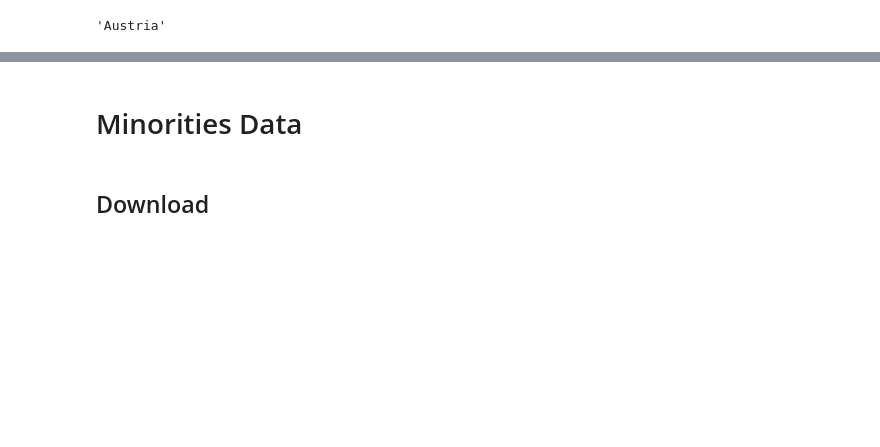
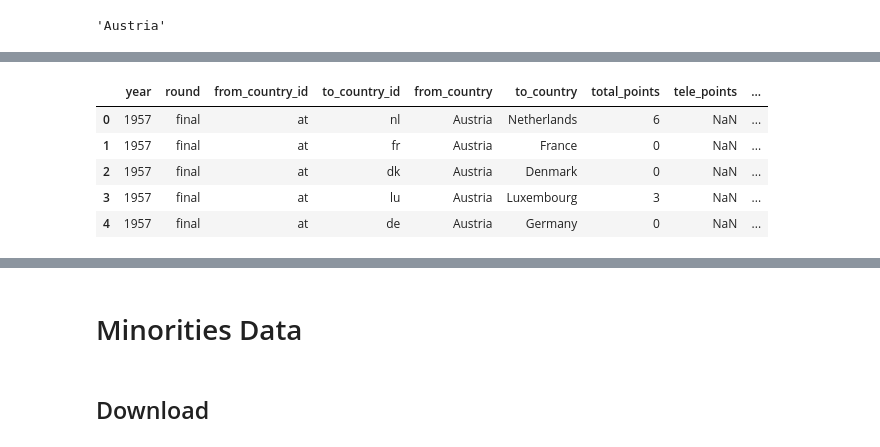
Before and after one commit to RichardStaszkiewicz/WUT-TASS-Eurovision-vs-Minorities, a Jupyter notebook: fetch_data.ipynb, the cells around one changed output, grey strips where cells are left out. Saved outputs shown, nothing was run; the diff lists cells and outputs as text; code cells hidden in the pictures; blank space fills up the shorter version.

```diff
--- a/fetch_data.ipynb
+++ b/fetch_data.ipynb
@@ -60,0 +132,3 @@ translate_country['at']
+# %%
+points_cap = euro[['year', 'total_points']].groupby('year').sum().rename(columns={'total_points': 'points_cap'})
+points_cap.head()
@@ -60,0 +143,3 @@ translate_country['at']
+# %%
+countries_in_game = euro[['year', 'from_country']].groupby('year').nunique().rename(columns={'from_country': 'country_amount'})
+countries_in_game.head()
@@ -60,0 +154,12 @@ translate_country['at']
+# %%
+euro = euro.merge(points_cap, on='year')
+euro = euro.merge(countries_in_game, on='year')
+# %%
+euro.head()
+# %% [output]
+|  | year | round | from_country_id | to_country_id | from_country | to_country | total_points | tele_points | ... |
+| 0 | 1957 | final | at | nl | Austria | Netherlands | 6 | NaN | ... |
+| 1 | 1957 | final | at | fr | Austria | France | 0 | NaN | ... |
+| 2 | 1957 | final | at | dk | Austria | Denmark | 0 | NaN | ... |
+| 3 | 1957 | final | at | lu | Austria | Luxembourg | 3 | NaN | ... |
+| 4 | 1957 | final | at | de | Austria | Germany | 0 | NaN | ... |
```
Also changed, not shown: parts of 18 cells of this notebook, 2 other files.
